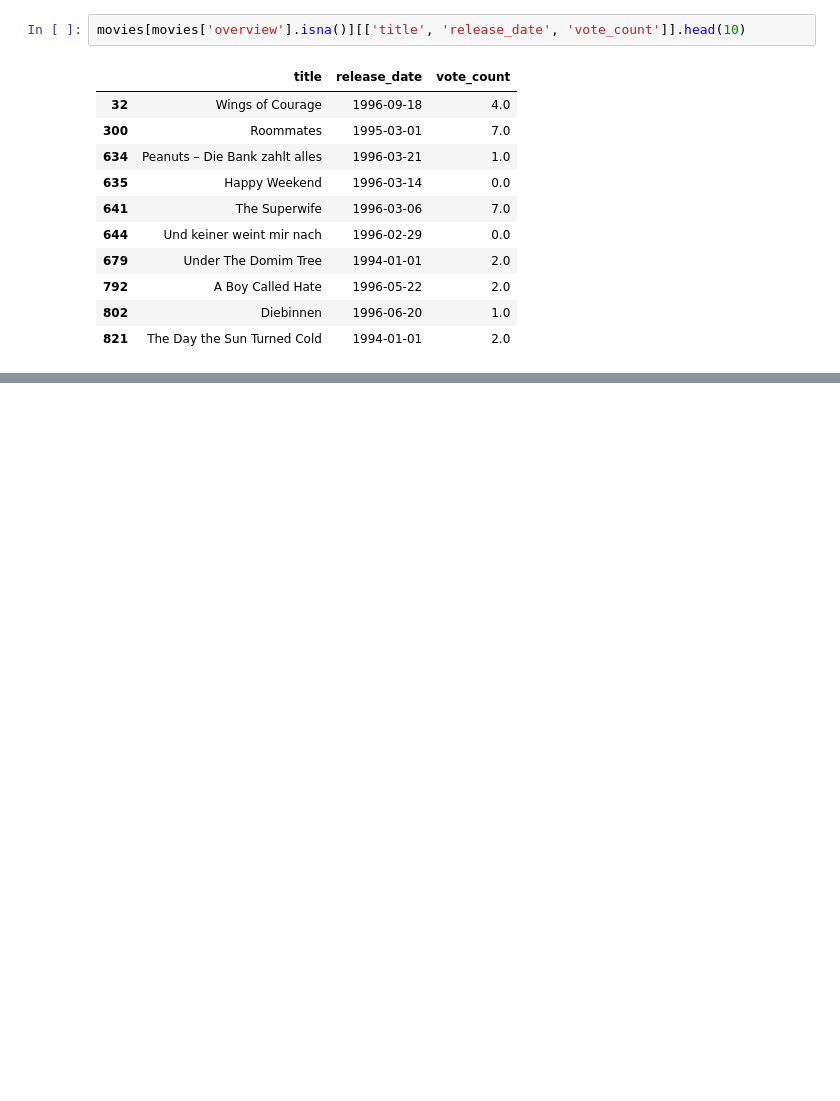
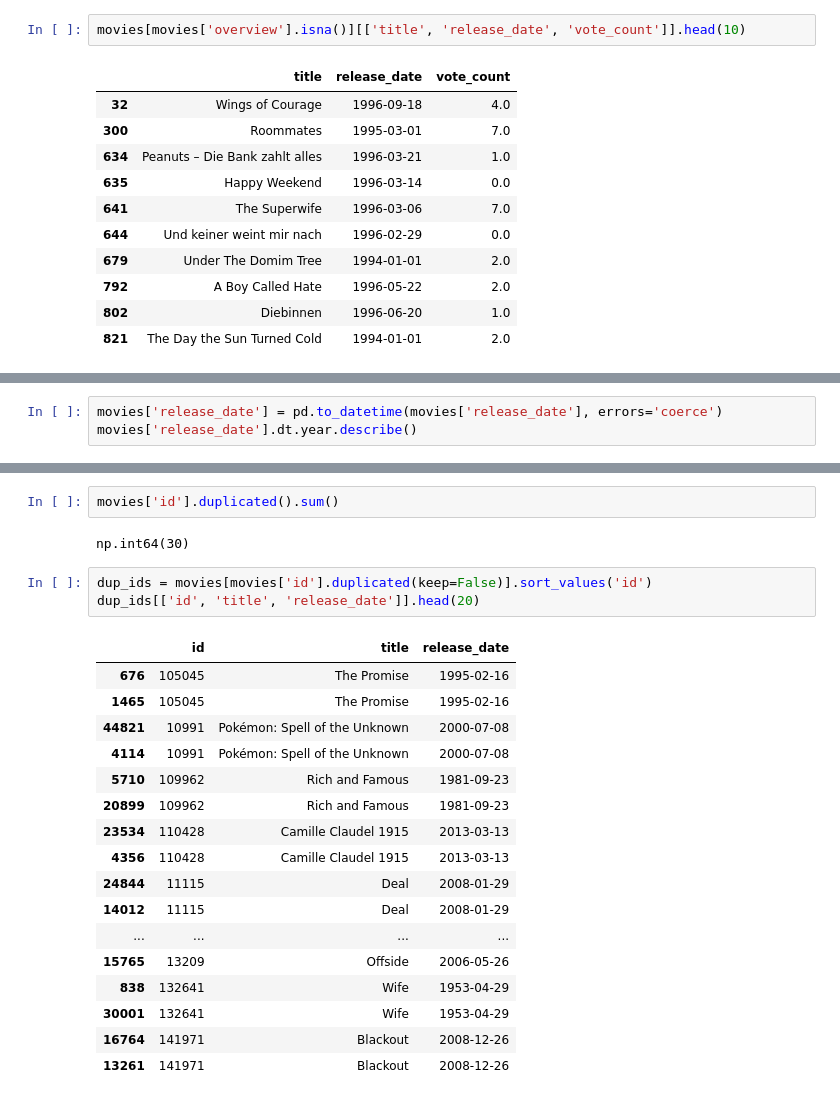
Before and after one commit to leajadaa/movie-recommender, a Jupyter notebook: notebooks/01_eda.ipynb, the cells around one changed output, grey strips where cells are left out. Drawn from its saved outputs; the diff is of its cells as text; blank space fills up the shorter version.

Commit message:
EDA continued - genres, keywords, credits, runtime, duplicate IDs

```diff
--- a/notebooks/01_eda.ipynb
+++ b/notebooks/01_eda.ipynb
@@ -241,0 +287,3 @@ movies[movies['overview'].isna()][['title', 'release_date', 'vote_count']].head(
+# %%
+movies['release_date'] = pd.to_datetime(movies['release_date'], errors='coerce')
+movies['release_date'].dt.year.describe()
@@ -241,0 +399,25 @@ movies[movies['overview'].isna()][['title', 'release_date', 'vote_count']].head(
+# %%
+movies['id'].duplicated().sum()
+# %% [output]
+np.int64(30)
+# %%
+dup_ids = movies[movies['id'].duplicated(keep=False)].sort_values('id')
+dup_ids[['id', 'title', 'release_date']].head(20)
+# %% [output]
+|  | id | title | release_date |
+| 676 | 105045 | The Promise | 1995-02-16 |
+| 1465 | 105045 | The Promise | 1995-02-16 |
+| 44821 | 10991 | Pokémon: Spell of the Unknown | 2000-07-08 |
+| 4114 | 10991 | Pokémon: Spell of the Unknown | 2000-07-08 |
+| 5710 | 109962 | Rich and Famous | 1981-09-23 |
+| 20899 | 109962 | Rich and Famous | 1981-09-23 |
+| 23534 | 110428 | Camille Claudel 1915 | 2013-03-13 |
+| 4356 | 110428 | Camille Claudel 1915 | 2013-03-13 |
+| 24844 | 11115 | Deal | 2008-01-29 |
+| 14012 | 11115 | Deal | 2008-01-29 |
+| ... | ... | ... | ... |
+| 15765 | 13209 | Offside | 2006-05-26 |
+| 838 | 132641 | Wife | 1953-04-29 |
+| 30001 | 132641 | Wife | 1953-04-29 |
+| 16764 | 141971 | Blackout | 2008-12-26 |
+| 13261 | 141971 | Blackout | 2008-12-26 |
```
Also changed, not shown: parts of 16 cells of this notebook.
